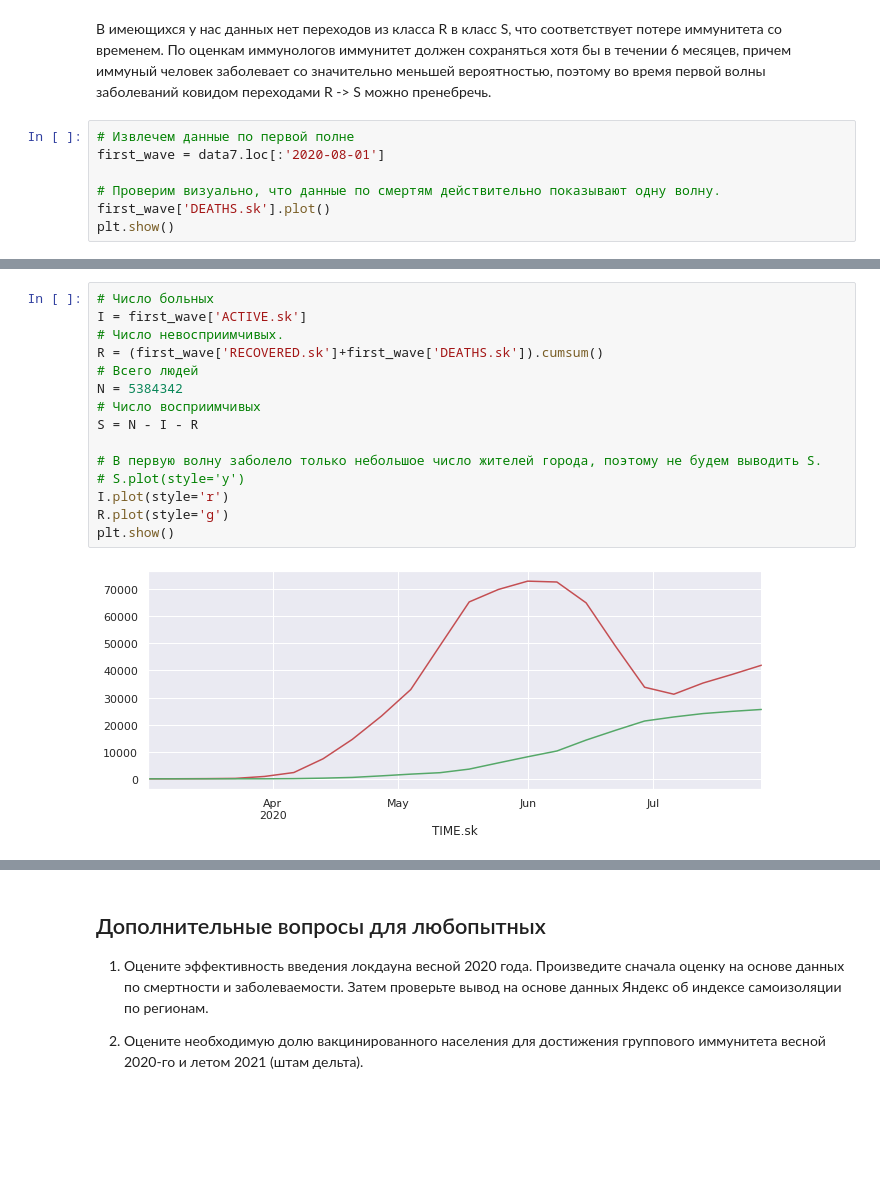
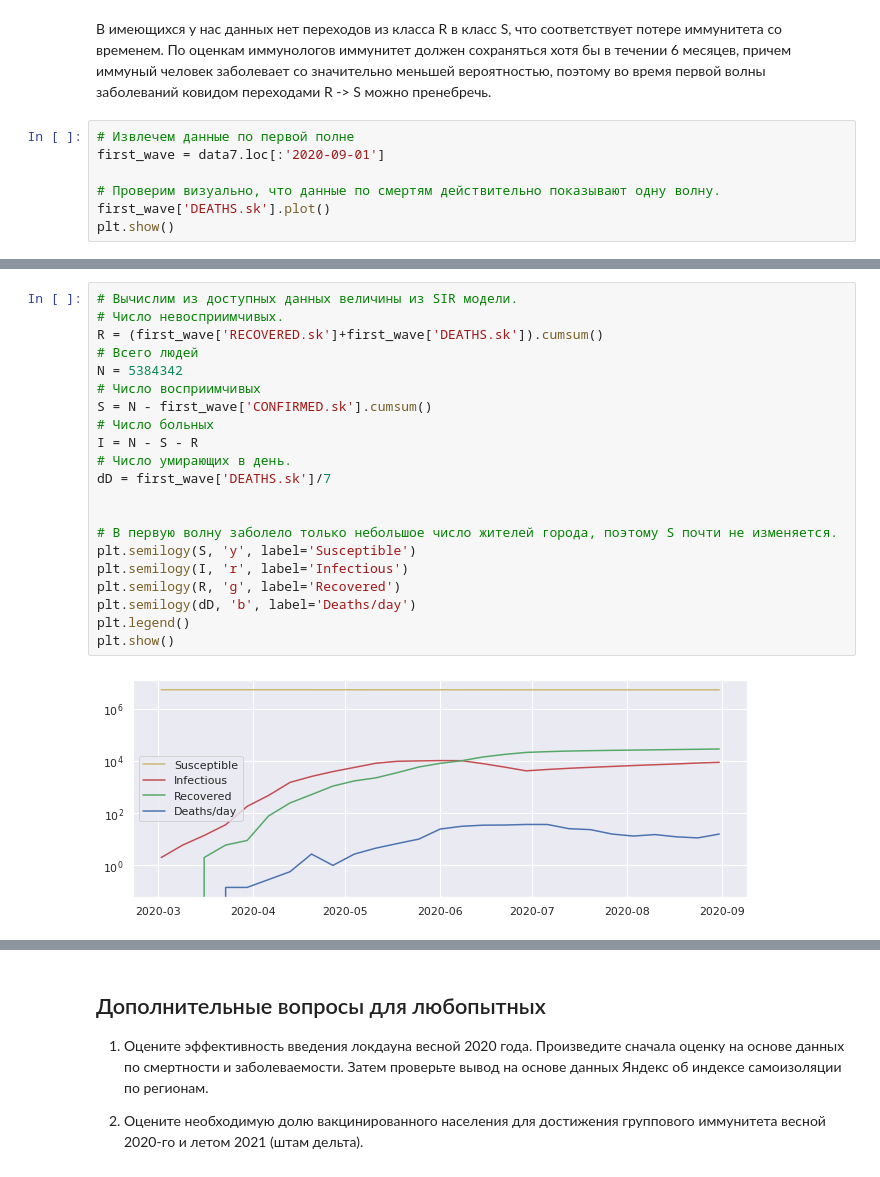
Before and after one commit to alepoydes/introduction-to-numerical-simulation, a Jupyter notebook: practice/covid/COVID-19.ipynb, the cells around one changed output, grey strips where cells are left out. Cells and saved outputs as stored; diff of their text form; blank space fills up the shorter version.

```diff
--- a/practice/covid/COVID-19.ipynb
+++ b/practice/covid/COVID-19.ipynb
@@ -136,7 +142,7 @@ plt.show()
 По оценкам иммунологов иммунитет должен сохраняться хотя бы в течении 6 месяцев, причем иммуный человек заболевает со значительно меньшей вероятностью, поэтому во время первой волны заболеваний ковидом переходами R -> S можно пренебречь.
 # %%
 # Извлечем данные по первой полне
-first_wave = data7.loc[:'2020-08-01']
+first_wave = data7.loc[:'2020-09-01']
 
 # Проверим визуально, что данные по смертям действительно показывают одну волну.
 first_wave['DEATHS.sk'].plot()
@@ -158,17 +190,23 @@ $$
 # %%
-# Число больных
-I = first_wave['ACTIVE.sk']
+# Вычислим из доступных данных величины из SIR модели.
 # Число невосприимчивых.
 R = (first_wave['RECOVERED.sk']+first_wave['DEATHS.sk']).cumsum()
 # Всего людей
 N = 5384342
 # Число восприимчивых
-S = N - I - R
+S = N - first_wave['CONFIRMED.sk'].cumsum()
+# Число больных
+I = N - S - R
+# Число умирающих в день.
+dD = first_wave['DEATHS.sk']/7
 
-# В первую волну заболело только небольшое число жителей города, поэтому не будем выводить S.
-# S.plot(style='y')
-I.plot(style='r')
-R.plot(style='g')
+
+# В первую волну заболело только небольшое число жителей города, поэтому S почти не изменяется.
+plt.semilogy(S, 'y', label='Susceptible')
+plt.semilogy(I, 'r', label='Infectious')
+plt.semilogy(R, 'g', label='Recovered')
+plt.semilogy(dD, 'b', label='Deaths/day')
+plt.legend()
 plt.show()
 # %% [output]
-[figure, old version]
+[figure, new version]
```
Also changed, not shown: parts of 11 cells of this notebook.
